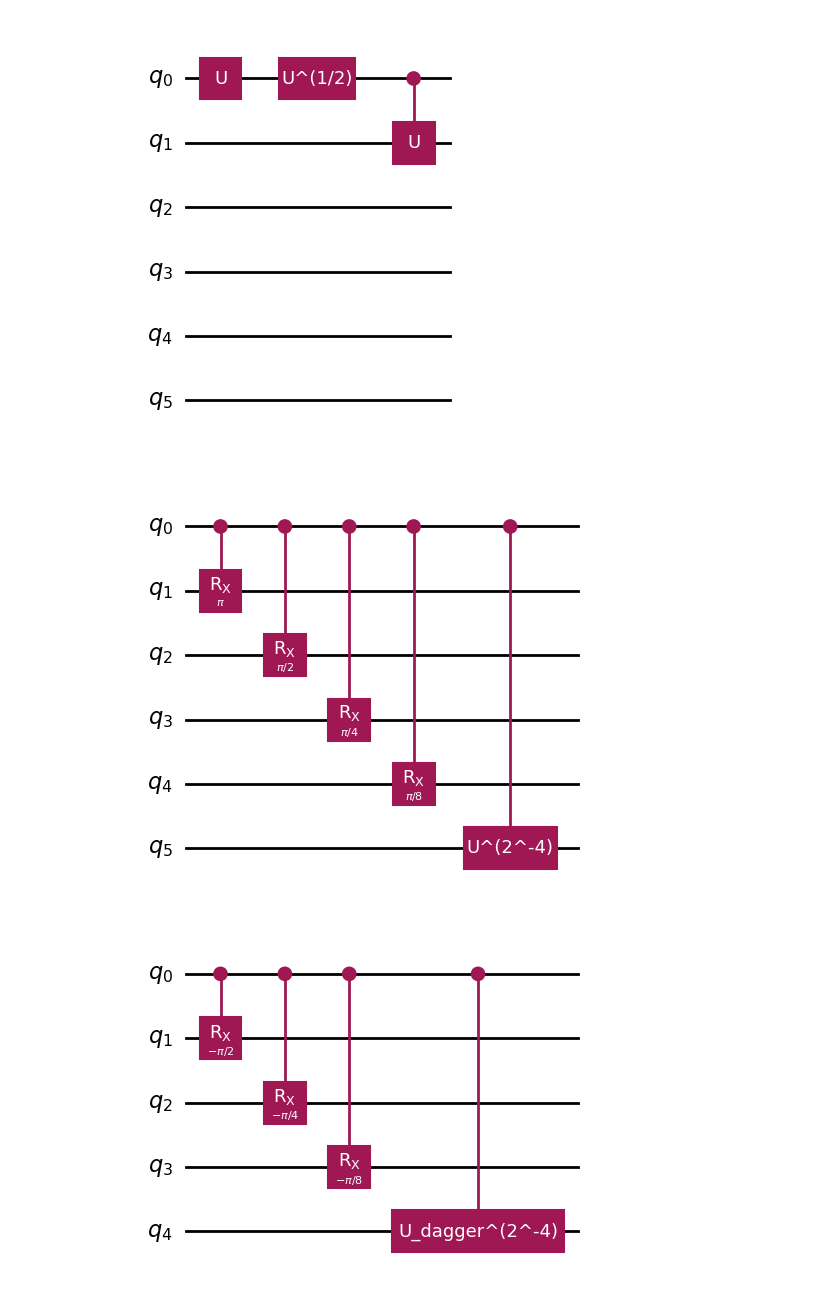
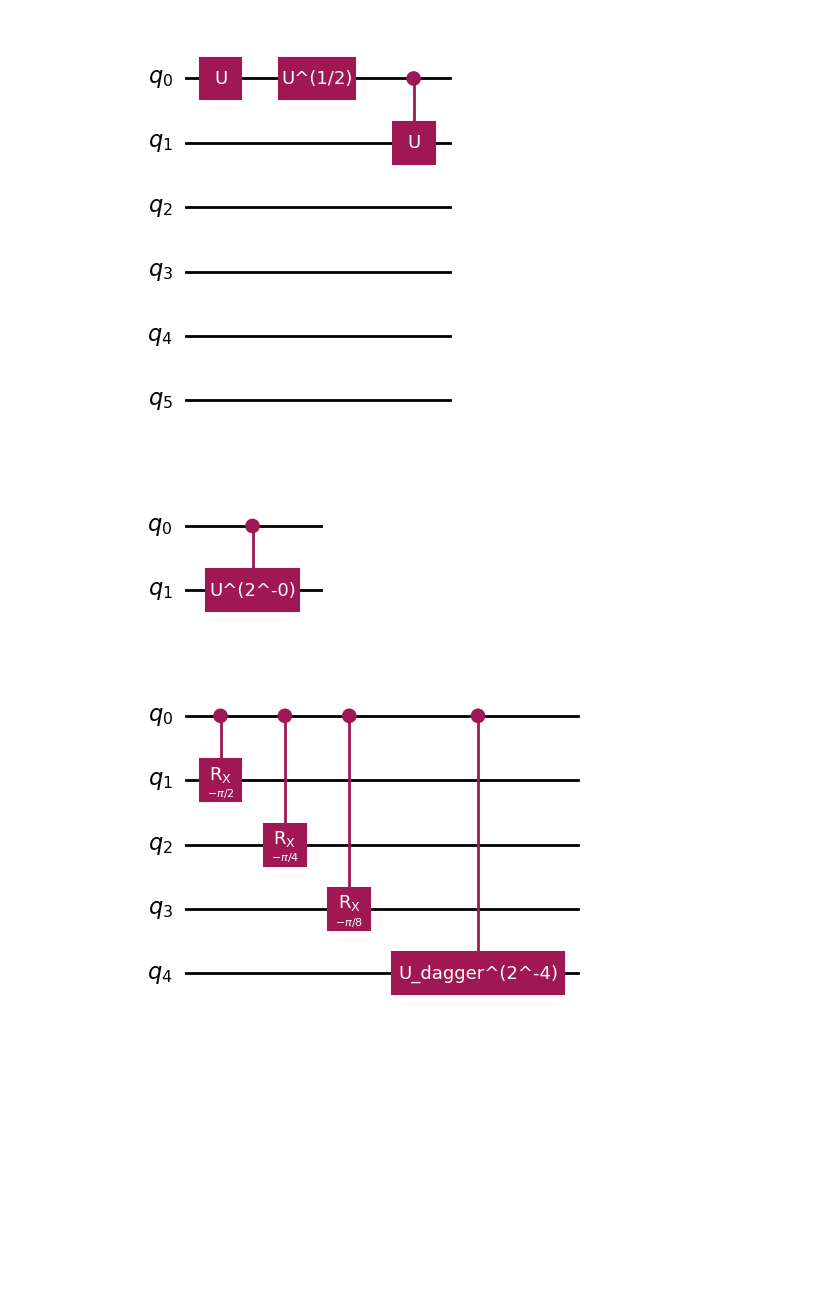
Before and after one commit to misho9714/Multi-Controlled-U, a Jupyter notebook: notebook.ipynb, the cells around one changed output. Saved outputs shown, nothing was run; the diff lists cells and outputs as text; code cells hidden in the pictures; blank space fills up the shorter version.

```diff
--- a/notebook.ipynb
+++ b/notebook.ipynb
@@ -35,24 +32,24 @@ qc.draw(output="mpl")
 # %%
 def c_phase_sqrt_u(n: int, m: int, U):
     ans = QuantumCircuit(m + 2)
     if m == n - 1:
         for j in range(m):
             ans.append(CRXGate(pi/(2**(j))), [0, j + 1])
 
         cu_gate = UnitaryGate(U, label=f"U^(2^-{m})").control(1)
         ans.append(cu_gate, [0, m + 1])
     else:
         for j in range(m):
             ans.append(CRXGate(pi/(2**(j + 1))), [0, j + 1])
 
         cu_gate = UnitaryGate(U, label=f"U^(2^-{m + 1})").control(1)
         ans.append(cu_gate, [0, m + 1])
 
     return ans
 
-c_phase_sqrt_u(5, 4, U).draw(output="mpl", style=style)
+c_phase_sqrt_u(1, 0, U).draw(output="mpl")
 # %% [output]
-[figure, old version]
+[figure, new version]
 # %%
 def c_phase_sqrt_u_dagger(n: int, m: int, U):
     ans = QuantumCircuit(m + 2)
```
Also changed, not shown: parts of 7 cells of this notebook.
